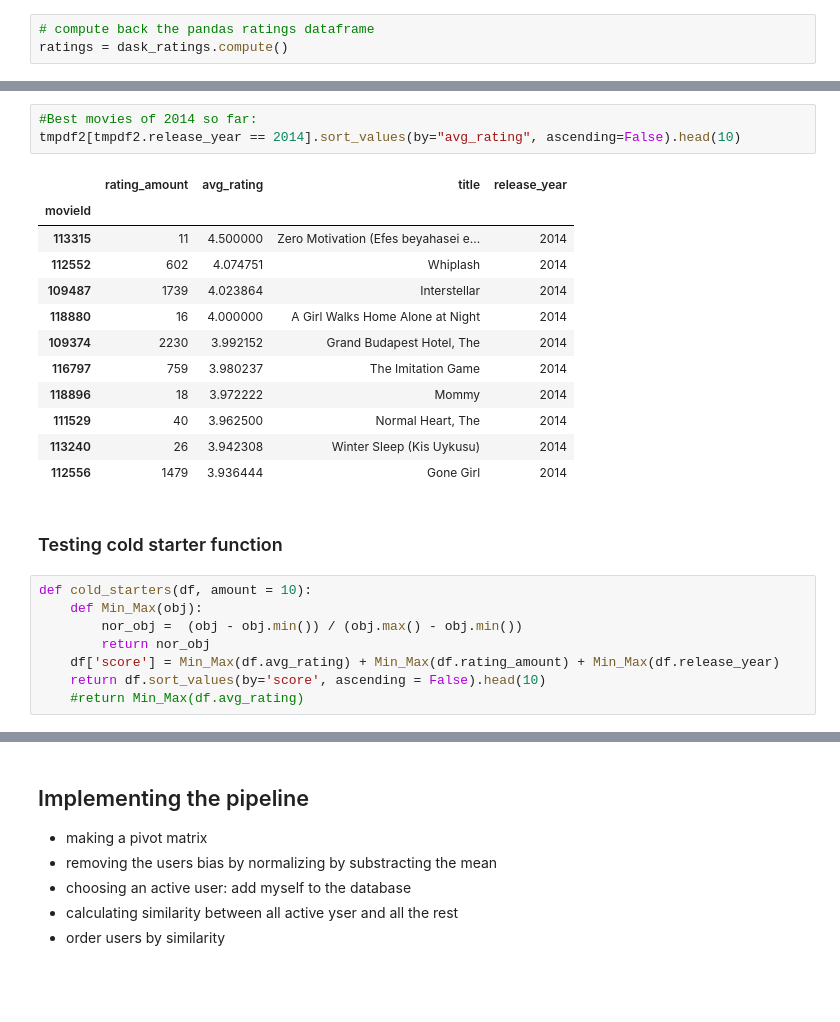
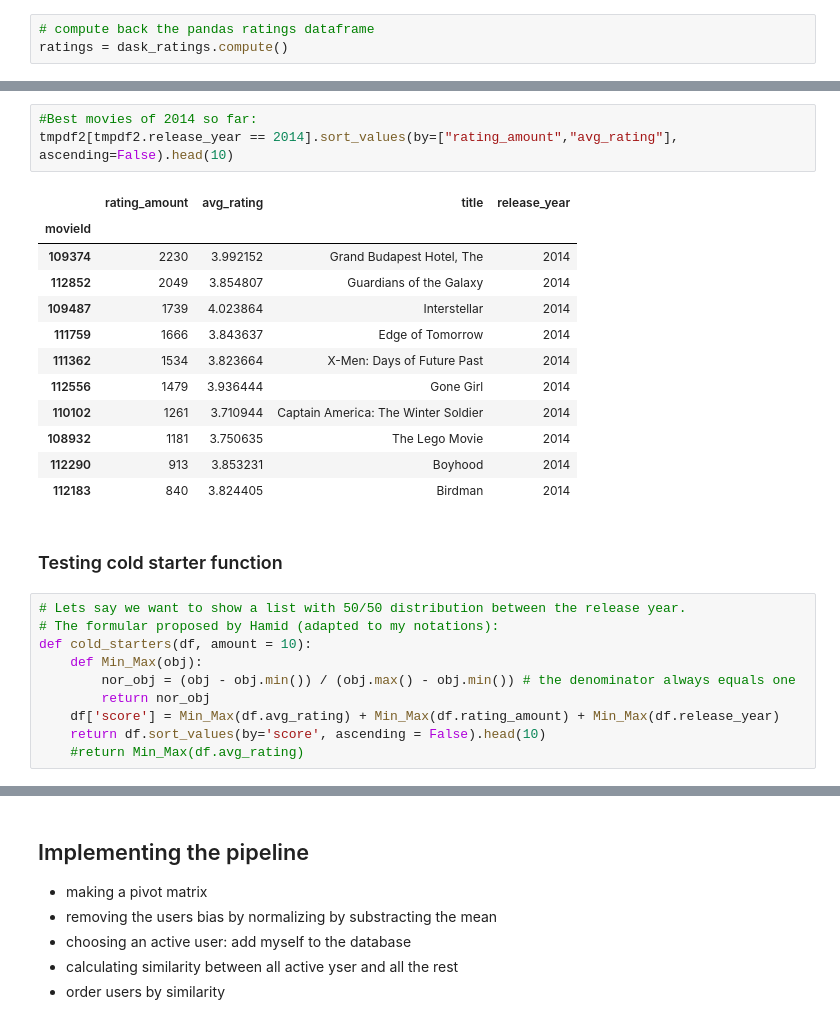
Before and after one commit to HamidSadEsf/movie_recommendation_ProjectCDS, a Jupyter notebook: colloborative_filtering_recommender.ipynb, the cells around one changed output, grey strips where cells are left out. Drawn from its saved outputs; the diff is of its cells as text; blank space fills up the shorter version.

```diff
--- a/colloborative_filtering_recommender.ipynb
+++ b/colloborative_filtering_recommender.ipynb
@@ -146,25 +184,27 @@ tmpdf2[tmpdf2.release_year == 2015].sort_values(by="avg_rating", ascending=False
 # %%
 #Best movies of 2014 so far:
-tmpdf2[tmpdf2.release_year == 2014].sort_values(by="avg_rating", ascending=False).head(10)
+tmpdf2[tmpdf2.release_year == 2014].sort_values(by=["rating_amount","avg_rating"], ascending=False).head(10)
 # %% [output]
 |  | rating_amount | avg_rating | title | release_year |
 | movieId |  |  |  |  |
-| 113315 | 11 | 4.500000 | Zero Motivation (Efes beyahasei e... | 2014 |
-| 112552 | 602 | 4.074751 | Whiplash | 2014 |
+| 109374 | 2230 | 3.992152 | Grand Budapest Hotel, The | 2014 |
+| 112852 | 2049 | 3.854807 | Guardians of the Galaxy | 2014 |
 | 109487 | 1739 | 4.023864 | Interstellar | 2014 |
-| 118880 | 16 | 4.000000 | A Girl Walks Home Alone at Night | 2014 |
-| 109374 | 2230 | 3.992152 | Grand Budapest Hotel, The | 2014 |
-| 116797 | 759 | 3.980237 | The Imitation Game | 2014 |
-| 118896 | 18 | 3.972222 | Mommy | 2014 |
-| 111529 | 40 | 3.962500 | Normal Heart, The | 2014 |
-| 113240 | 26 | 3.942308 | Winter Sleep (Kis Uykusu) | 2014 |
+| 111759 | 1666 | 3.843637 | Edge of Tomorrow | 2014 |
+| 111362 | 1534 | 3.823664 | X-Men: Days of Future Past | 2014 |
 | 112556 | 1479 | 3.936444 | Gone Girl | 2014 |
+| 110102 | 1261 | 3.710944 | Captain America: The Winter Soldier | 2014 |
+| 108932 | 1181 | 3.750635 | The Lego Movie | 2014 |
+| 112290 | 913 | 3.853231 | Boyhood | 2014 |
+| 112183 | 840 | 3.824405 | Birdman | 2014 |
 # %% [markdown]
 ### Testing cold starter function
 # %%
+# Lets say we want to show a list with 50/50 distribution between the release year.
+# The formular proposed by Hamid (adapted to my notations):
 def cold_starters(df, amount = 10):
     def Min_Max(obj):
-        nor_obj =  (obj - obj.min()) / (obj.max() - obj.min())
+        nor_obj = (obj - obj.min()) / (obj.max() - obj.min()) # the denominator always equals one
         return nor_obj
     df['score'] = Min_Max(df.avg_rating) + Min_Max(df.rating_amount) + Min_Max(df.release_year)
     return df.sort_values(by='score', ascending = False).head(10)
```
Also changed, not shown: parts of 14 cells of this notebook.
